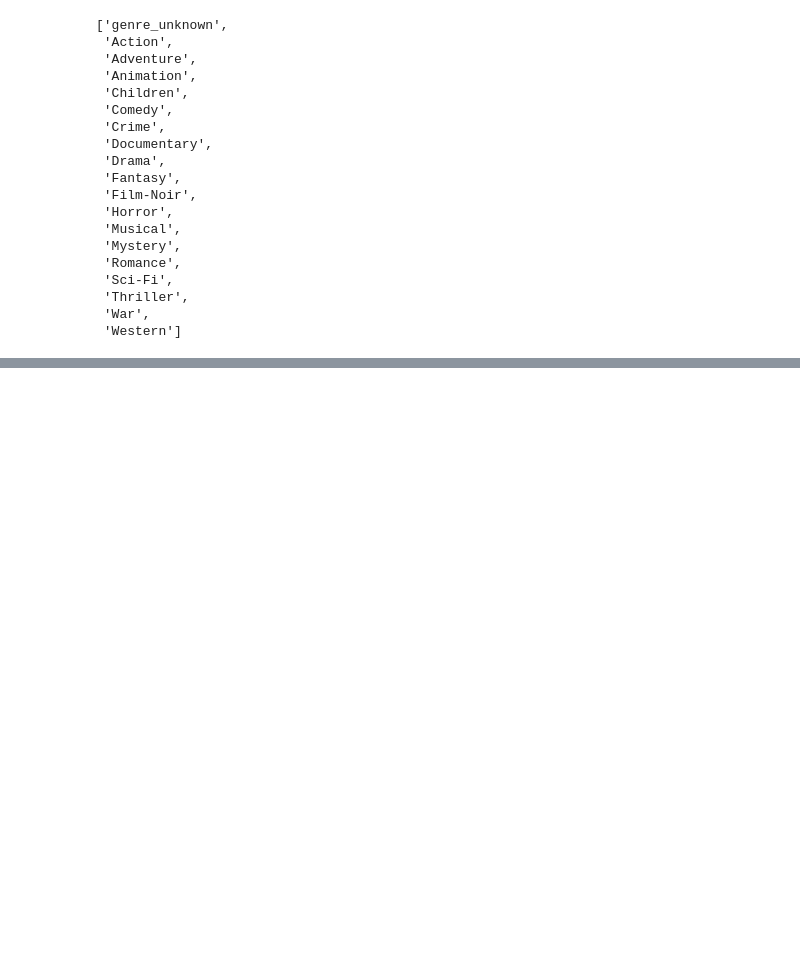
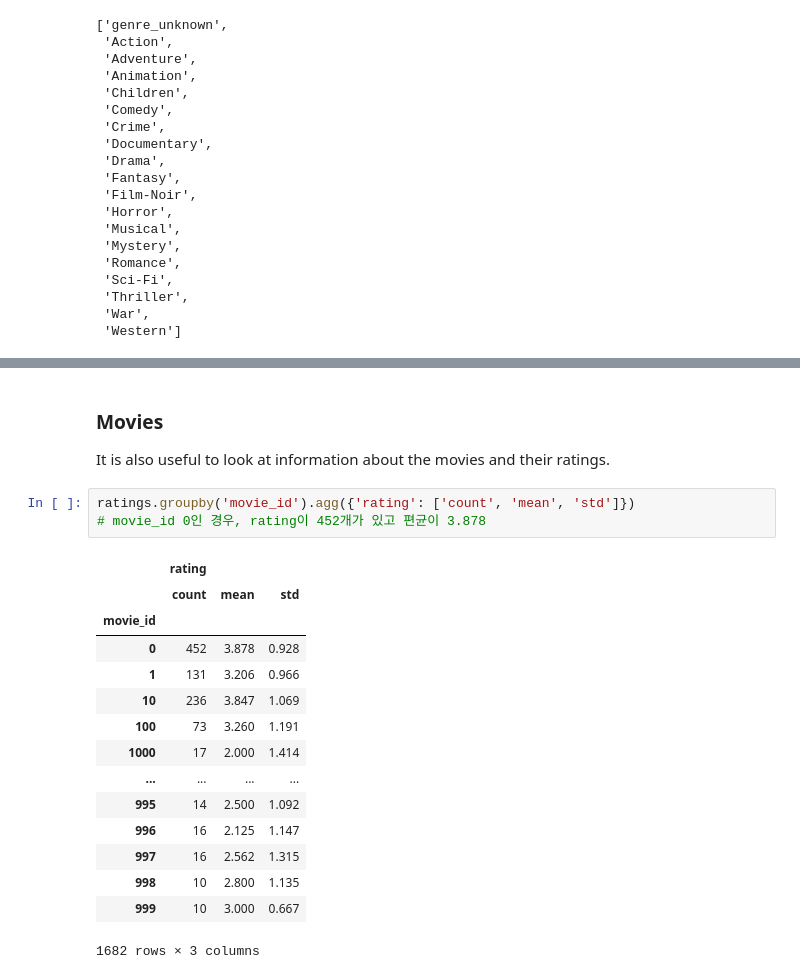
Before and after one commit to fasthill/google-ML-crash-course, a Jupyter notebook: 11 Recommendation Systems with TensorFlow.ipynb, the cells around one changed output, grey strips where cells are left out. Saved outputs shown, nothing was run; the diff lists cells and outputs as text; blank space fills up the shorter version.

Commit message:
user ratings, .groupby.agg

```diff
--- a/11 Recommendation Systems with TensorFlow.ipynb
+++ b/11 Recommendation Systems with TensorFlow.ipynb
@@ -364,0 +327,23 @@ mml.shape
+# %% [markdown]
+### Movies
+
+It is also useful to look at information about the movies and their ratings.
+# %%
+ratings.groupby('movie_id').agg({'rating': ['count', 'mean', 'std']})
+# movie_id 0인 경우, rating이 452개가 있고 편균이 3.878
+# %% [output]
+|  | rating |  |  |
+|  | count | mean | std |
+| movie_id |  |  |  |
+| 0 | 452 | 3.878 | 0.928 |
+| 1 | 131 | 3.206 | 0.966 |
+| 10 | 236 | 3.847 | 1.069 |
+| 100 | 73 | 3.260 | 1.191 |
+| 1000 | 17 | 2.000 | 1.414 |
+| ... | ... | ... | ... |
+| 995 | 14 | 2.500 | 1.092 |
+| 996 | 16 | 2.125 | 1.147 |
+| 997 | 16 | 2.562 | 1.315 |
+| 998 | 10 | 2.800 | 1.135 |
+| 999 | 10 | 3.000 | 0.667 |
+1682 rows × 3 columns
```
Also changed, not shown: parts of 30 cells of this notebook.
